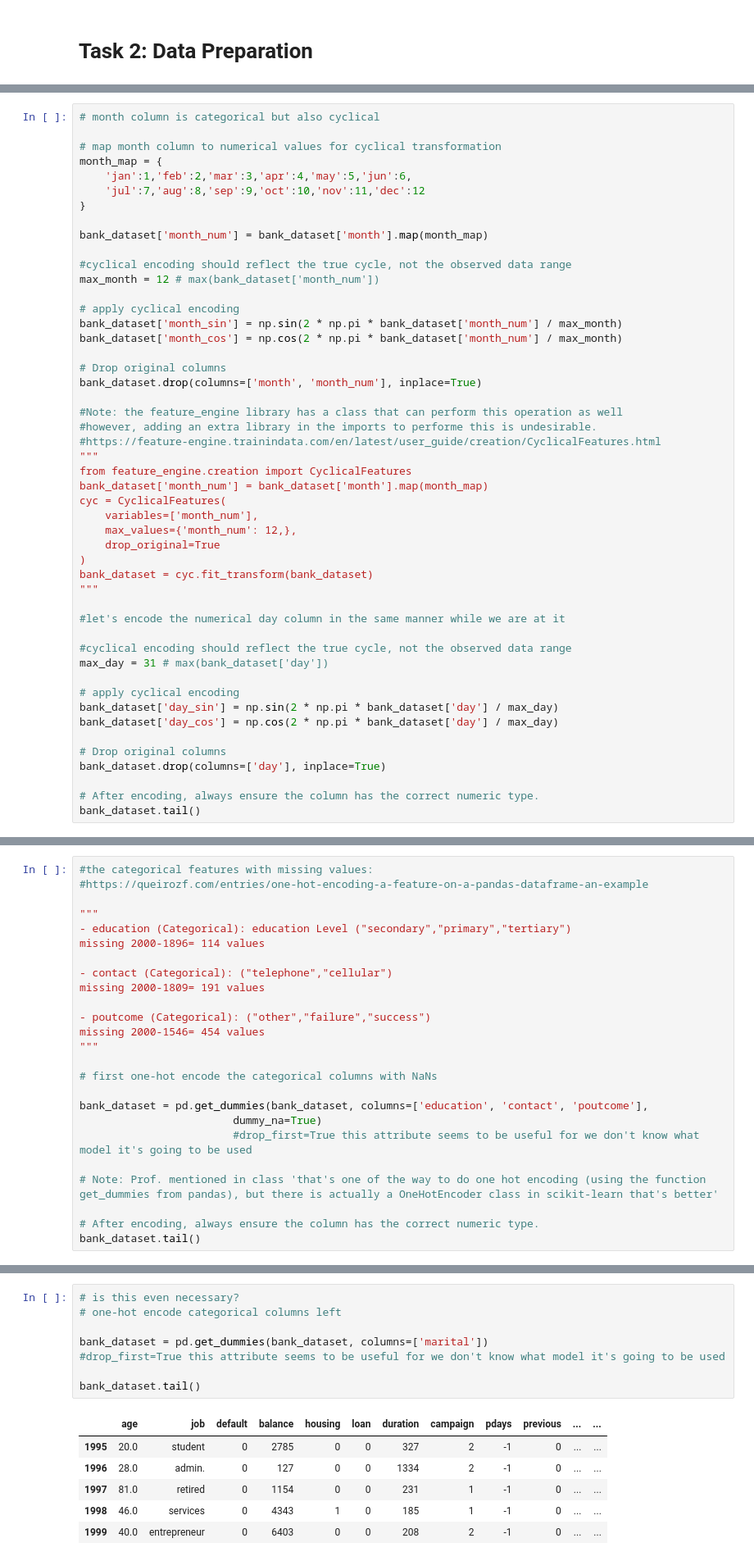
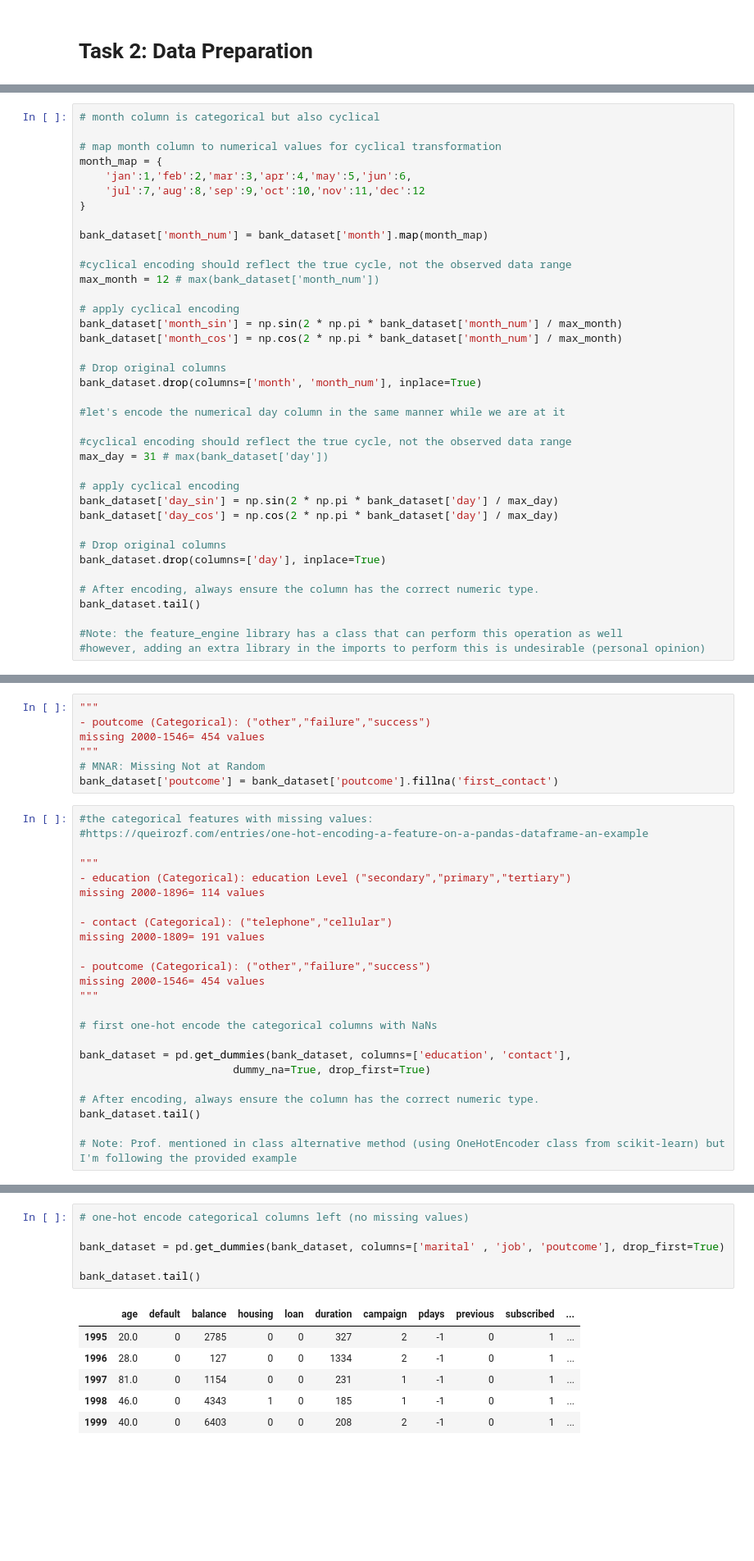
Before and after one commit to ger534/MSc-AI-2026-2027, a Jupyter notebook: CS6062 - Data Analytics/e-tivity1/etivity1.ipynb, the cells around one changed output, grey strips where cells are left out. Shown at 82% size. Saved outputs shown, nothing was run; the diff lists cells and outputs as text; blank space fills up the shorter version.

```diff
--- a/CS6062 - Data Analytics/e-tivity1/etivity1.ipynb
+++ b/CS6062 - Data Analytics/e-tivity1/etivity1.ipynb
@@ -253,20 +342,6 @@ bank_dataset['month_cos'] = np.cos(2 * np.pi * bank_dataset['month_num'] / max_m
 # Drop original columns
 bank_dataset.drop(columns=['month', 'month_num'], inplace=True)
 
-#Note: the feature_engine library has a class that can perform this operation as well
-#however, adding an extra library in the imports to performe this is undesirable.
-#https://feature-engine.trainindata.com/en/latest/user_guide/creation/CyclicalFeatures.html
-"""
-from feature_engine.creation import CyclicalFeatures
-bank_dataset['month_num'] = bank_dataset['month'].map(month_map)
-cyc = CyclicalFeatures(
-    variables=['month_num'],
-    max_values={'month_num': 12,},
-    drop_original=True
-)
-bank_dataset = cyc.fit_transform(bank_dataset)
-"""
-
 #let's encode the numerical day column in the same manner while we are at it
 
 #cyclical encoding should reflect the true cycle, not the observed data range
@@ -281,4 +356,7 @@ bank_dataset.drop(columns=['day'], inplace=True)
 
 # After encoding, always ensure the column has the correct numeric type.
 bank_dataset.tail()
+
+#Note: the feature_engine library has a class that can perform this operation as well
+#however, adding an extra library in the imports to perform this is undesirable (personal opinion)
 # %% [output]
@@ -321,3 +419,10 @@ bank_dataset['job'] = bank_dataset['job'].fillna(bank_dataset['job'].mode()[0])
+# %%
+"""
+- poutcome (Categorical): ("other","failure","success")
+missing 2000-1546= 454 values
+"""
+# MNAR: Missing Not at Random
+bank_dataset['poutcome'] = bank_dataset['poutcome'].fillna('first_contact')
 # %%
 #the categorical features with missing values:
 #https://queirozf.com/entries/one-hot-encoding-a-feature-on-a-pandas-dataframe-an-example
@@ -335,14 +440,13 @@ missing 2000-1546= 454 values
 
 # first one-hot encode the categorical columns with NaNs
 
-bank_dataset = pd.get_dummies(bank_dataset, columns=['education', 'contact', 'poutcome'],
-                        dummy_na=True)
-                        #drop_first=True this attribute seems to be useful for we don't know what model it's going to be used
-
-# Note: Prof. mentioned in class 'that's one of the way to do one hot encoding (using the function get_dummies from pandas), but there is actually a OneHotEncoder class in scikit-learn that's better'
+bank_dataset = pd.get_dummies(bank_dataset, columns=['education', 'contact'],
+                        dummy_na=True, drop_first=True)
 
 # After encoding, always ensure the column has the correct numeric type.
 bank_dataset.tail()
+
+# Note: Prof. mentioned in class alternative method (using OneHotEncoder class from scikit-learn) but I'm following the provided example
 # %% [output]
 |  | age | job | marital | default | balance | housing | loan | duration | campaign | pdays | ... | ... |
 | 1995 | 20.0 | student | single | no | 2785 | no | no | 327 | 2 | -1 | ... | ... |
@@ -399,15 +504,13 @@ bank_dataset.select_dtypes(include=['object', 'category', 'bool']).columns.tolis
 # %%
-# is this even necessary?
-# one-hot encode categorical columns left
+# one-hot encode categorical columns left (no missing values)
 
-bank_dataset = pd.get_dummies(bank_dataset, columns=['marital'])
-#drop_first=True this attribute seems to be useful for we don't know what model it's going to be used
+bank_dataset = pd.get_dummies(bank_dataset, columns=['marital' , 'job', 'poutcome'], drop_first=True)
 
 bank_dataset.tail()
 # %% [output]
-|  | age | job | default | balance | housing | loan | duration | campaign | pdays | previous | ... | ... |
-| 1995 | 20.0 | student | 0 | 2785 | 0 | 0 | 327 | 2 | -1 | 0 | ... | ... |
-| 1996 | 28.0 | admin. | 0 | 127 | 0 | 0 | 1334 | 2 | -1 | 0 | ... | ... |
-| 1997 | 81.0 | retired | 0 | 1154 | 0 | 0 | 231 | 1 | -1 | 0 | ... | ... |
-| 1998 | 46.0 | services | 0 | 4343 | 1 | 0 | 185 | 1 | -1 | 0 | ... | ... |
-| 1999 | 40.0 | entrepreneur | 0 | 6403 | 0 | 0 | 208 | 2 | -1 | 0 | ... | ... |
+|  | age | default | balance | housing | loan | duration | campaign | pdays | previous | subscribed | ... |
+| 1995 | 20.0 | 0 | 2785 | 0 | 0 | 327 | 2 | -1 | 0 | 1 | ... |
+| 1996 | 28.0 | 0 | 127 | 0 | 0 | 1334 | 2 | -1 | 0 | 1 | ... |
+| 1997 | 81.0 | 0 | 1154 | 0 | 0 | 231 | 1 | -1 | 0 | 1 | ... |
+| 1998 | 46.0 | 0 | 4343 | 1 | 0 | 185 | 1 | -1 | 0 | 1 | ... |
+| 1999 | 40.0 | 0 | 6403 | 0 | 0 | 208 | 2 | -1 | 0 | 1 | ... |
```
Also changed, not shown: parts of 60 cells of this notebook, 19 other files.
